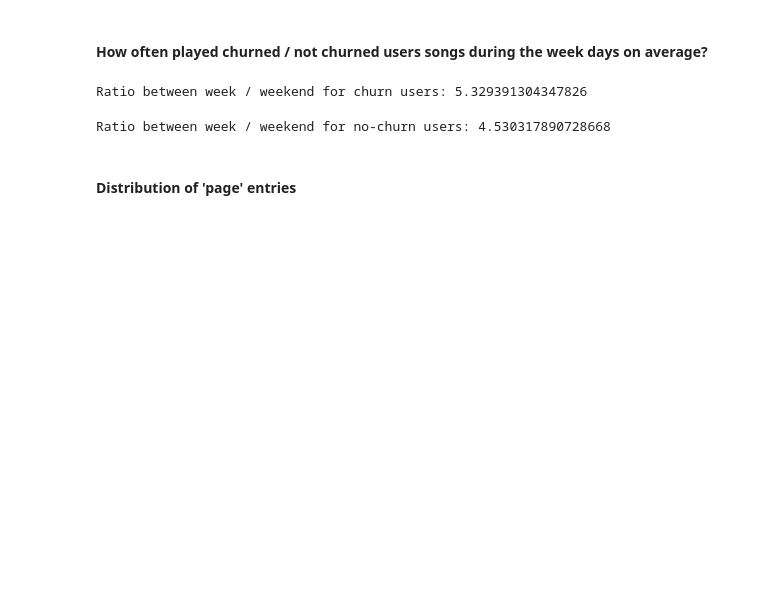
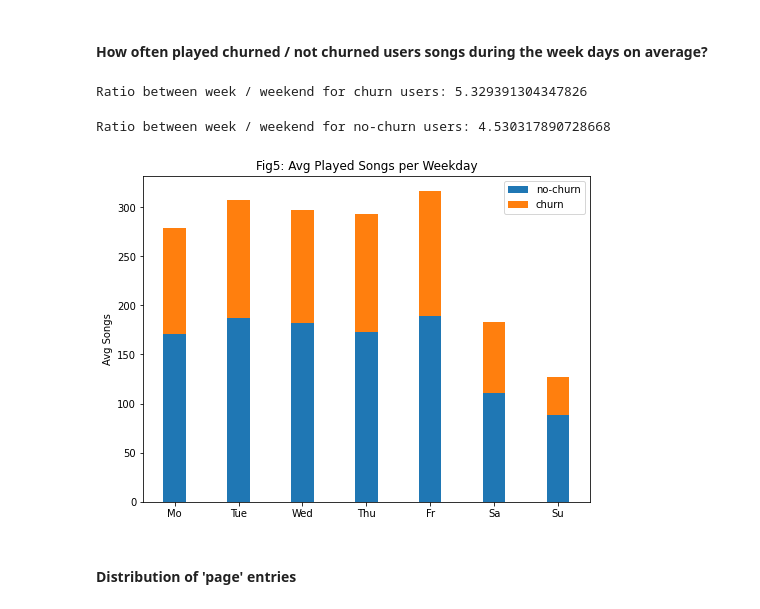
Before and after one commit to LollaPie/Sparkify, a Jupyter notebook: Sparkify.ipynb, the cells around one changed output. Saved outputs shown, nothing was run; the diff lists cells and outputs as text; code cells hidden in the pictures; blank space fills up the shorter version.

```diff
--- a/Sparkify.ipynb
+++ b/Sparkify.ipynb
@@ -401,21 +431,23 @@ print(f"Ratio between week / weekend for no-churn users: {sum(not_churn_avg_valu
 # %% [output]
 Ratio between week / weekend for no-churn users: 4.530317890728668
 # %%
-## create stacked bar chart of avg songs per weekday for both groups
-#labels = ['Mo', 'Tue', 'Wed', 'Thu', 'Fr', 'Sa', 'Su']
-#width = 0.35
+# create stacked bar chart of avg songs per weekday for both groups
+labels = ['Mo', 'Tue', 'Wed', 'Thu', 'Fr', 'Sa', 'Su']
+width = 0.35
 
-#fig5, ax1 = plt.subplots(figsize=(8, 6))
+fig5, ax1 = plt.subplots(figsize=(8, 6))
 
-#ax1.bar(labels, not_churn_avg_values, width, label='no-churn')
-#ax1.bar(labels, churn_avg_values, width, bottom=not_churn_avg_values,
-#       label='churn')
+ax1.bar(labels, not_churn_avg_values, width, label='no-churn')
+ax1.bar(labels, churn_avg_values, width, bottom=not_churn_avg_values,
+       label='churn')
 
-#ax1.set_ylabel('Avg Songs')
-#ax1.set_title('Fig5: Avg Played Songs per Weekday')
-#ax1.legend()
+ax1.set_ylabel('Avg Songs')
+ax1.set_title('Fig5: Avg Played Songs per Weekday')
+ax1.legend()
 
-#plt.show()
+plt.show()
+# %% [output]
+[figure, added]
 # %% [markdown]
 #### Distribution of 'page' entries
 # %%
```
Also changed, not shown: parts of 43 cells of this notebook.
